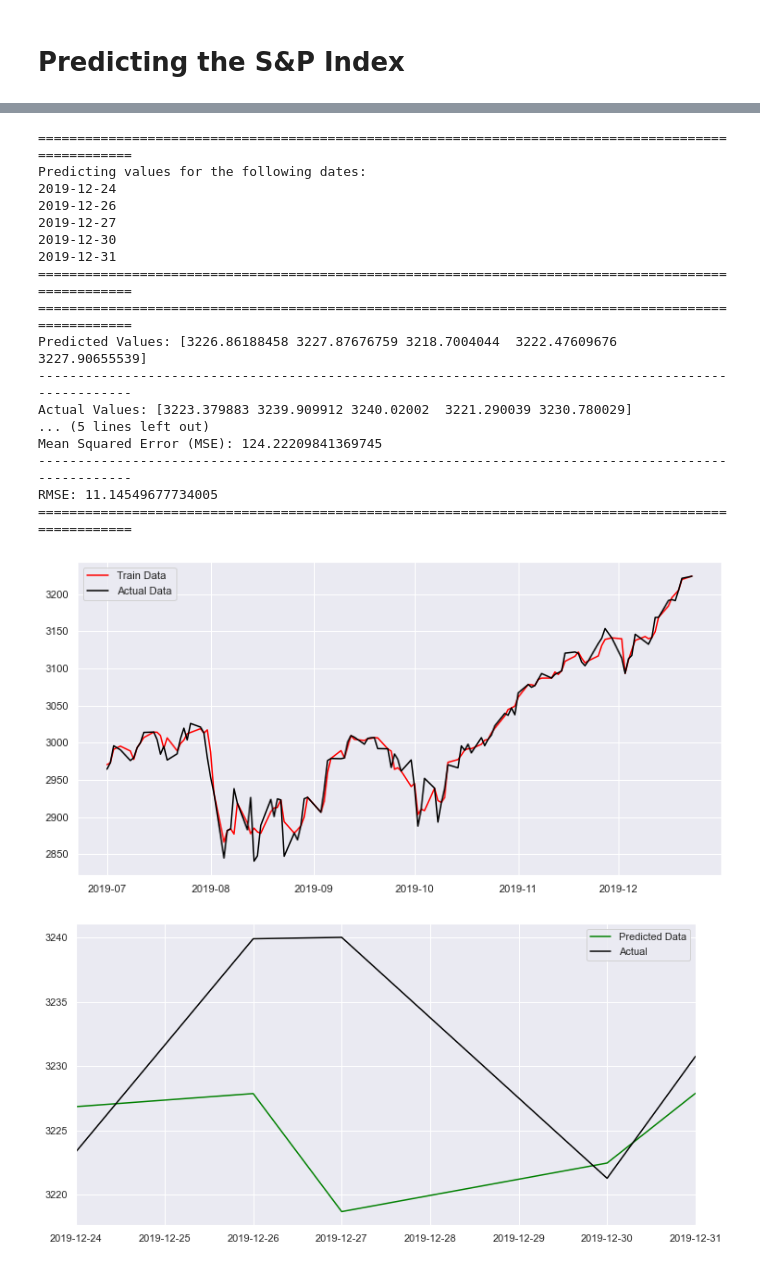
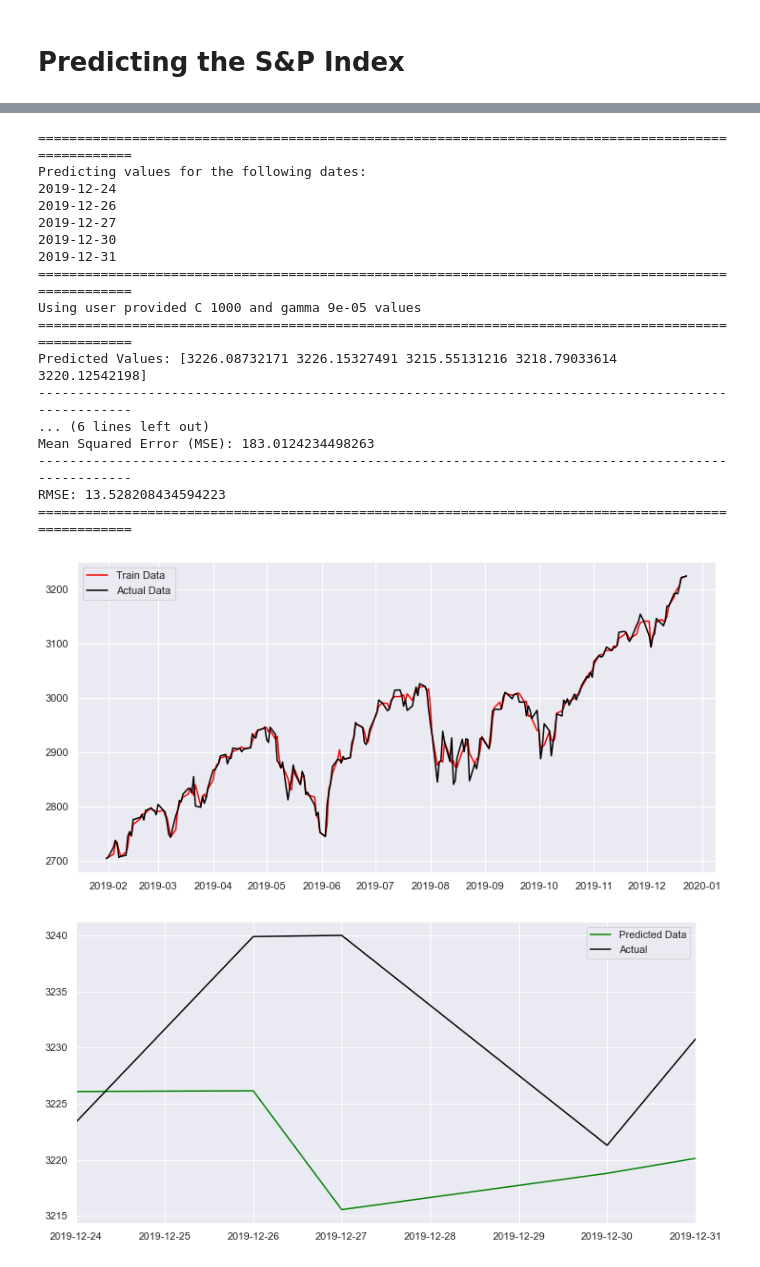
Before and after one commit to tedsmoore/njit-ml-project-spring-2020, a Jupyter notebook: notebooks/final-regression-models.ipynb, the cells around one changed output, grey strips where cells are left out. Cells and saved outputs as stored; diff of their text form; code cells hidden in the pictures.

```diff
--- a/notebooks/final-regression-models.ipynb
+++ b/notebooks/final-regression-models.ipynb
@@ -104,5 +104,5 @@ This function takes the ticker dataframe, forecasted number of dates (5 in this
 # %%
-def predict_multiple_variables(ticker_df, dates_org, num_forecast_days, C_user=1000, G_user=0.008, model =  'rbf'):
+def predict_multiple_variables(ticker_df, dates_org, num_forecast_days, C_user=None, G_user=None, model =  'rbf'):
 
     #features=['Date','SMA_20','Open','Volume', 'bb_bbl', 'MACD']
     features=['Date','SMA_20','Open', 'bb_bbl']
@@ -125,19 +125,19 @@ def predict_multiple_variables(ticker_df, dates_org, num_forecast_days, C_user=1
     test_x = ticker_df[-num_forecast_days:][features]
     test_y = ticker_df[-num_forecast_days:][['Adj Close']]
 
-    # removed Grid Search due to performance issues
-    #best_params = svc_param_selection(train_x, train_y.values.reshape(-1,), 3, model=model)
-    """
+    #  Grid Search gets extremely slow for any models beyond rbf
+    best_params = svc_param_selection(train_x, train_y.values.reshape(-1,), 3, model=model)
+
     if C_user is None or G_user is None:
-        #C_user = best_params["C"]
-        #G_user = best_params["gamma"]
-        C_user = 1000
-        G_user = 0.008
-        #print(f'Using Grid Search Values C {C_user} and gamma {G_user} values')
-        print(f'Using Default values C {C_user} and gamma {G_user} values')
+        C_user = best_params["C"]
+        G_user = best_params["gamma"]
+        #C_user = 1000
+        #G_user = 0.008
+        print(f'Using Grid Search Values C {C_user} and gamma {G_user} values')
+        #print(f'Using Default values C {C_user} and gamma {G_user} values')
     else:
         print(f'Using user provided C {C_user} and gamma {G_user} values')
-    """
+
     # Fit training data using SVR/RBF
     svr_rbf = SVR(kernel= model, C=C_user, gamma= G_user)
 
@@ -342,5 +342,5 @@ For data selection, I choose to use 2019. as a training year to test how well SV
 # %%
-start_date = '2019-06-30'
+start_date = '2019-01-31'
 end_date = '2019-12-31'
 MSFT, MSFT_dates = convert_data('./.data/MSFT.csv',start_date, end_date)
 AAPL, AAPL_dates = convert_data('./.data/AAPL.csv',start_date, end_date)
@@ -600,22 +635,22 @@ RMSE: 120.93951879725913
 # %%
-predict_multiple_variables(_GSPC, _GSPC_dates, num_forecast_days=5, C_user=1000, G_user=.0001,model =  'rbf')
+predict_multiple_variables(_GSPC, _GSPC_dates, num_forecast_days=5, C_user=1000, G_user=.00009,model =  'rbf')
 # %% [output]
 ====================================================================================================
 Predicting values for the following dates:
 2019-12-24
 2019-12-26
 2019-12-27
 2019-12-30
 2019-12-31
 ====================================================================================================
+Using user provided C 1000 and gamma 9e-05 values
 ====================================================================================================
-Predicted Values: [3226.86188458 3227.87676759 3218.7004044  3222.47609676 3227.90655539]
+Predicted Values: [3226.08732171 3226.15327491 3215.55131216 3218.79033614 3220.12542198]
 ----------------------------------------------------------------------------------------------------
-Actual Values: [3223.379883 3239.909912 3240.02002  3221.290039 3230.780029]
-... (5 lines left out)
-Mean Squared Error (MSE): 124.22209841369745
+... (6 lines left out)
+Mean Squared Error (MSE): 183.0124234498263
 ----------------------------------------------------------------------------------------------------
-RMSE: 11.14549677734005
+RMSE: 13.528208434594223
 ====================================================================================================
-[figure, old version]
+[figure, new version]
-[figure, old version]
+[figure, new version]
```
Also changed, not shown: parts of 34 cells of this notebook.
